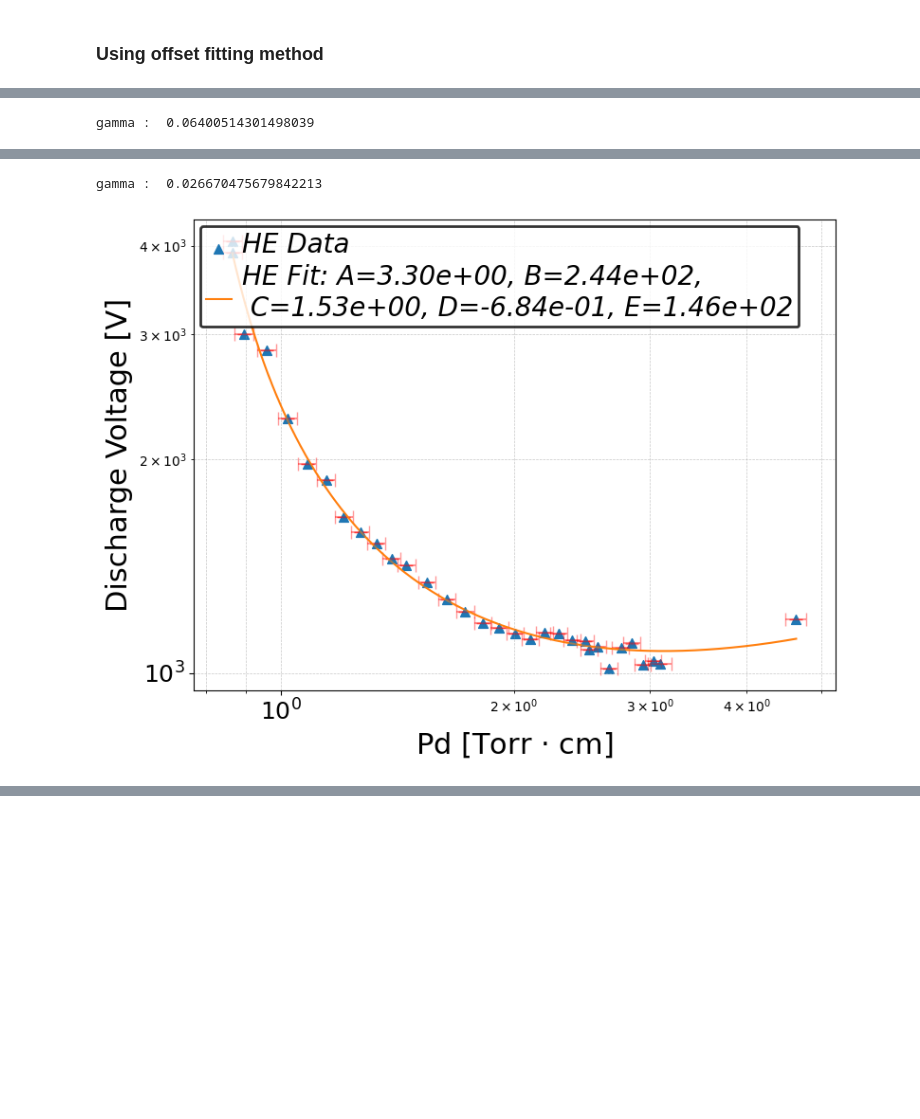
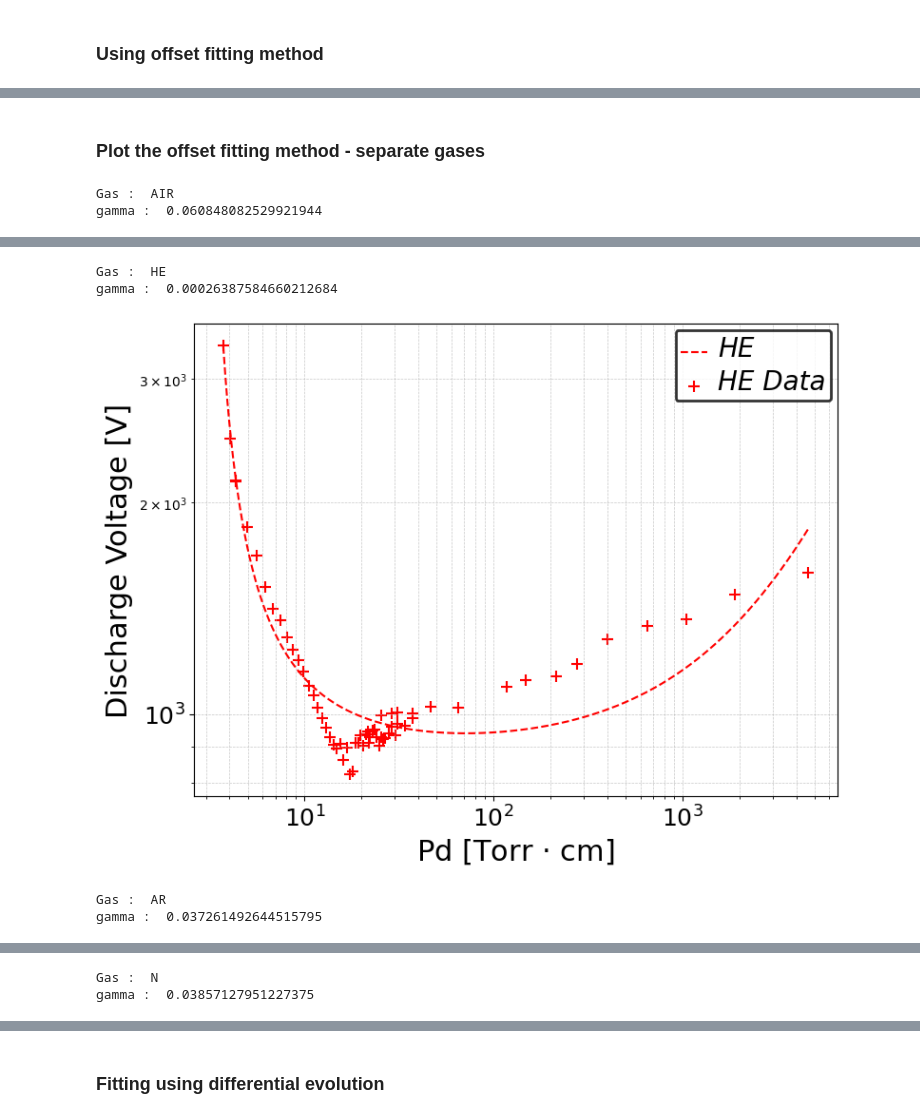
Before and after one commit to ferocitoo/TP3, a Jupyter notebook: TP_Plasma/Discharge.ipynb, the cells around one changed output, grey strips where cells are left out. Drawn from its saved outputs; the diff is of its cells as text; code cells hidden in the pictures; blank space fills up the shorter version.

```diff
--- a/TP_Plasma/Discharge.ipynb
+++ b/TP_Plasma/Discharge.ipynb
@@ -29,8 +29,8 @@ import pandas as pd
 # %%
 #import datas
 
-Gases = ['AIR', 'HE', 'AR']
-Ns = [48, 33,0]
+Gases = ['AIR', 'HE', 'AR', 'N']
+Ns = [48, 66,61,48]
 
 Vs=[[] for i in range(len(Gases))]
 Ps=[[] for i in range(len(Gases))]
@@ -147,17 +149,20 @@ ax, fig = u.create_figure_and_apply_format((8, 6), xlabel=r"Pd [Torr $\cdot$ cm]
 
 for g in range(len(Gases)):
     # Scatter plot for each gas
-    ax.scatter(Ps_torr[g] * d, discharge_Vs[g], label=f'{Gases[g]} Data', marker='^', s=50)
-    ax.errorbar(Ps_torr[g] * d, discharge_Vs[g], xerr=pd_error[g], yerr=0.1, fmt='^', ecolor='red', capsize=5, alpha=0.4)
+    pd = Ps_torr[g] * d
+    discharge_V = discharge_Vs[g]
 
-    # Fit and plot for each gas
-    popt, pcov = curve_fit(fit, Ps_torr[g] * d, discharge_Vs[g], p0=[1, 1, 1], bounds=([0, 0, 0], [np.inf, np.inf, np.inf]), maxfev=10000)
-    pd_fit = np.linspace(0.95, 100, 100000)
-    ax.plot(pd_fit, fit(pd_fit, *popt), label=f'{Gases[g]} Fit: A={popt[0]:.2f}, B={popt[1]:.2f}, γ={popt[2]:.2f}')
+    print(pd)
+    print(discharge_V)
+
+    ax.scatter(pd, discharge_V, label=f'{Gases[g]} Data', marker='^', s=50)
+    # ax.plot(pd, discharge_V, label=f'{Gases[g]} Data', linestyle='--')
+    # ax.errorbar(pd, discharge_V, xerr=pd_error[g], yerr=0.1, fmt='^', ecolor='red', capsize=5, alpha=0.4)
 
 
 ax.set_xscale('log')
 ax.set_yscale('log')
+
 u.set_legend_properties(ax, loc="upper left")
 plt.grid(True, which="both", linestyle="--", linewidth=0.5, alpha=0.7)
 plt.show()
@@ -222,30 +322,35 @@ for g in range(len(Gases)):
+# %% [markdown]
+### Plot the offset fitting method - separate gases
 # %%
-# Separate plots for each gas
+
+colors = ['blue', 'red', 'black', 'green']
+
 for g in range(len(Gases)):
-    ax, fig = u.create_figure_and_apply_format((8, 6), xlabel=r"Pd [Torr $\cdot$ cm]", ylabel="Discharge Voltage [V]")
+    ax, fig =u.create_figure_and_apply_format((8, 6), xlabel=r"Pd [Torr $\cdot$ cm]", ylabel="Discharge Voltage [V]")
+
+    pd = Ps_torr[g] * d
+    V = discharge_Vs[g]
+
+    popt = params[g]
+    C = popt[2]
+
+    pd_fit = np.linspace(np.min(pd), np.max(pd), 100000)
+    ax.plot(pd_fit, fit_offset(pd_fit, *popt), label=f'{Gases[g]}', linestyle='--', color=colors[g])
+    print("Gas : ", Gases[g])
+    print("gamma : ", 1/(np.exp(np.exp(C)-1)))
+
 
     # Scatter plot for the current gas
-    ax.errorbar(Ps_torr[g] * d, discharge_Vs[g], xerr=pd_error[g], yerr=0.1, fmt='^', ecolor='red', capsize=5, alpha=0.4)
-    ax.scatter(Ps_torr[g] * d, discharge_Vs[g], label=f'{Gases[g]} Data', marker='^', s=50)
+    # ax.errorbar(pd, V, xerr=pd_error[g], yerr=0.1, fmt='^', ecolor='red', capsize=5, alpha=0.4)
+    ax.scatter(pd, V, label=f'{Gases[g]} Data', marker='+', s=75, color=colors[g])
 
-    popt, pcov = curve_fit(fit_offset, Ps_torr[g] * d, discharge_Vs[g], p0=[3.24,244,1.51,-6.84e-1,142] , maxfev=10000000)
-
-    pd_fit = np.linspace(np.min( Ps_torr[g] * d), np.max( Ps_torr[g] * d), 100000)
-    #C = ln(ln(1+1/γ))
-    #gamma = 1/(np.exp(np.exp(C))-1)
-    A = popt[0]
-    B = popt[1]
-    C = popt[2]
-    D = popt[3]
-    E = popt[4]
-
-    ax.plot(pd_fit, fit_offset(pd_fit, *popt), label=f'{Gases[g]} Fit: A={A:.2e}, B={B:.2e}, \n C={C:.2e}, D={D:.2e}, E={E:.2e}')
-    print("gamma : ", 1/(np.exp(np.exp(C)-1)))
 
     ax.set_xscale('log')
     ax.set_yscale('log')
-    u.set_legend_properties(ax, loc="upper left")
+    u.set_legend_properties(ax, loc="upper right")
     plt.grid(True, which="both", linestyle="--", linewidth=0.5, alpha=0.7)
+
     plt.show()
 # %% [output]
-gamma :  0.06400514301498039
+Gas :  AIR
+gamma :  0.060848082529921944
@@ -253,2 +358,5 @@ gamma :  0.06400514301498039
-gamma :  0.026670475679842213
+Gas :  HE
+gamma :  0.00026387584660212684
-[figure, old version]
+[figure, new version]
+Gas :  AR
+gamma :  0.037261492644515795
@@ -254,0 +364,2 @@ gamma :  0.026670475679842213
+Gas :  N
+gamma :  0.03857127951227375
@@ -254,0 +367,2 @@ gamma :  0.026670475679842213
+# %% [markdown]
+### Fitting using differential evolution
```
Also changed, not shown: parts of 11 cells of this notebook, 1 other file.
